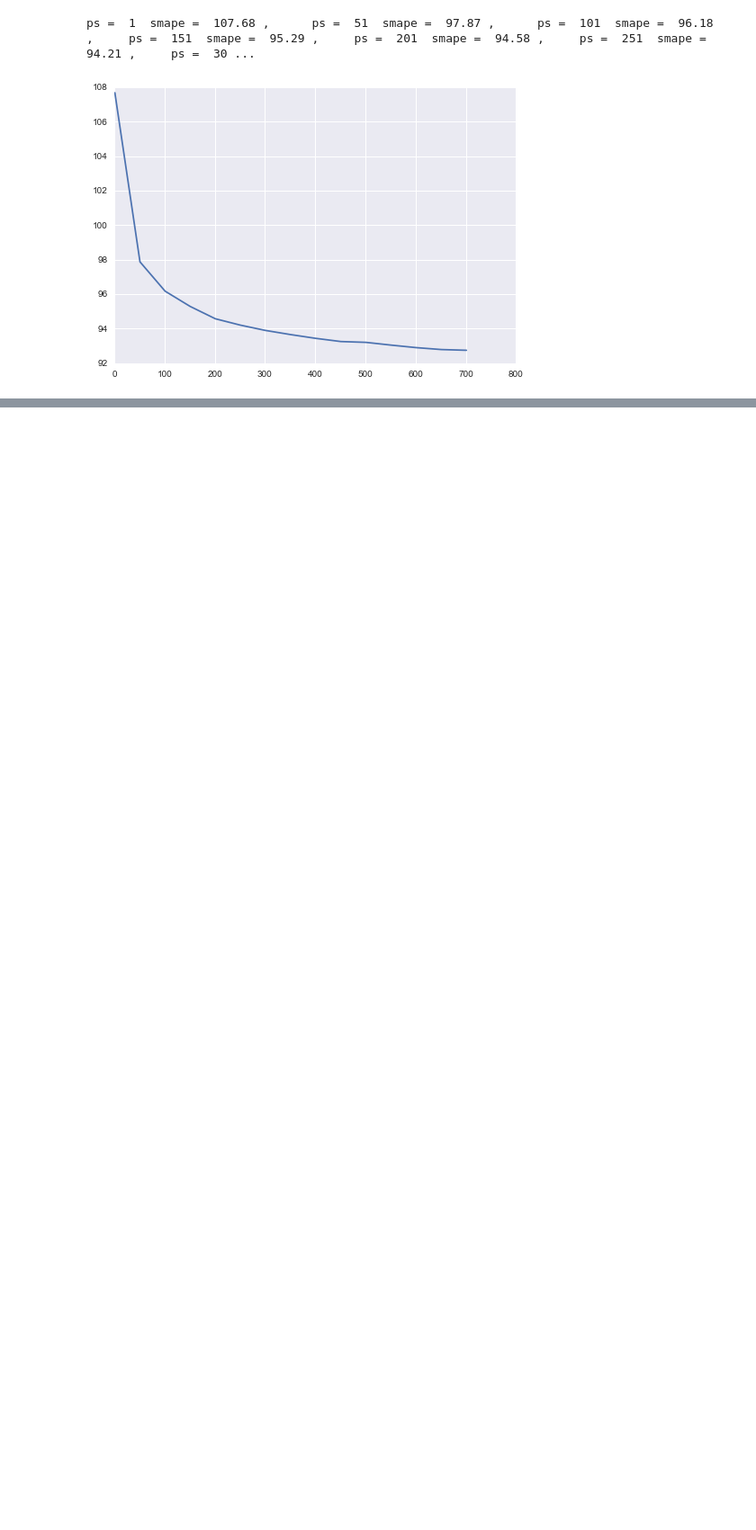
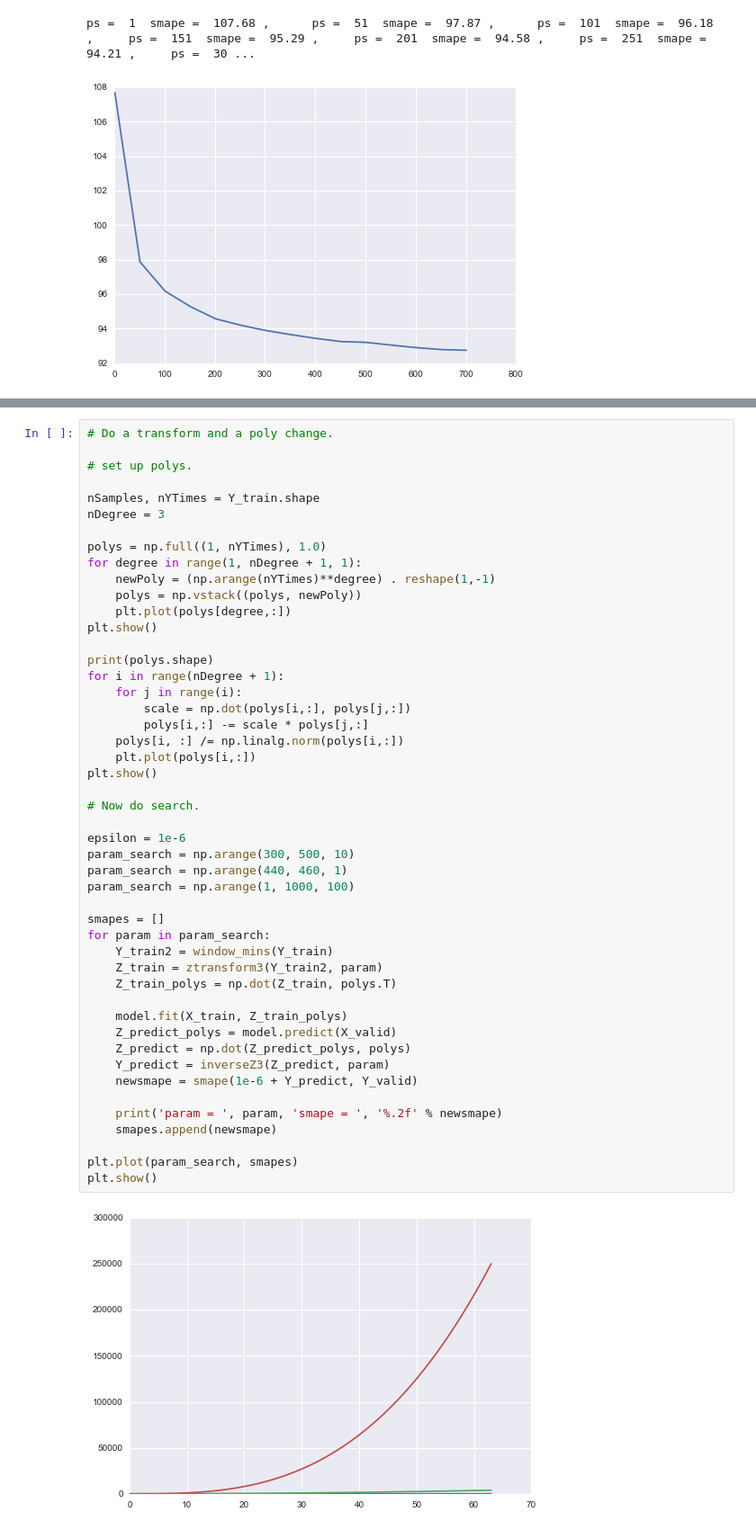
Before and after one commit to MatthewMcGonagle/KaggleWikiTraffic, a Jupyter notebook: CleanYTrain.ipynb, the cells around one changed output, grey strips where cells are left out. Shown: that part at 90% size. Cells and saved outputs as stored; diff of their text form; blank space fills up the shorter version.

```diff
--- a/CleanYTrain.ipynb
+++ b/CleanYTrain.ipynb
@@ -512,0 +719,50 @@ ps =  1  smape =  107.68 ,      ps =  51  smape =  97.87 ,      ps =  101  smape
+# %%
+# Do a transform and a poly change.
+
+# set up polys.
+
+nSamples, nYTimes = Y_train.shape
+nDegree = 3
+
+polys = np.full((1, nYTimes), 1.0)
+for degree in range(1, nDegree + 1, 1):
+    newPoly = (np.arange(nYTimes)**degree) . reshape(1,-1)
+    polys = np.vstack((polys, newPoly))
+    plt.plot(polys[degree,:])
+plt.show()
+
+print(polys.shape)
+for i in range(nDegree + 1):
+    for j in range(i):
+        scale = np.dot(polys[i,:], polys[j,:])
+        polys[i,:] -= scale * polys[j,:]
+    polys[i, :] /= np.linalg.norm(polys[i,:])
+    plt.plot(polys[i,:])
+plt.show()
+
+# Now do search.
+
+epsilon = 1e-6
+param_search = np.arange(300, 500, 10)
+param_search = np.arange(440, 460, 1)
+param_search = np.arange(1, 1000, 100)
+
+smapes = []
+for param in param_search:
+    Y_train2 = window_mins(Y_train)
+    Z_train = ztransform3(Y_train2, param)
+    Z_train_polys = np.dot(Z_train, polys.T)
+
+    model.fit(X_train, Z_train_polys)
+    Z_predict_polys = model.predict(X_valid)
+    Z_predict = np.dot(Z_predict_polys, polys)
+    Y_predict = inverseZ3(Z_predict, param)
+    newsmape = smape(1e-6 + Y_predict, Y_valid)
+
+    print('param = ', param, 'smape = ', '%.2f' % newsmape)
+    smapes.append(newsmape)
+
+plt.plot(param_search, smapes)
+plt.show()
+# %% [output]
+[figure, added]
```
Also changed, not shown: parts of 10 cells of this notebook, 1 other file.
